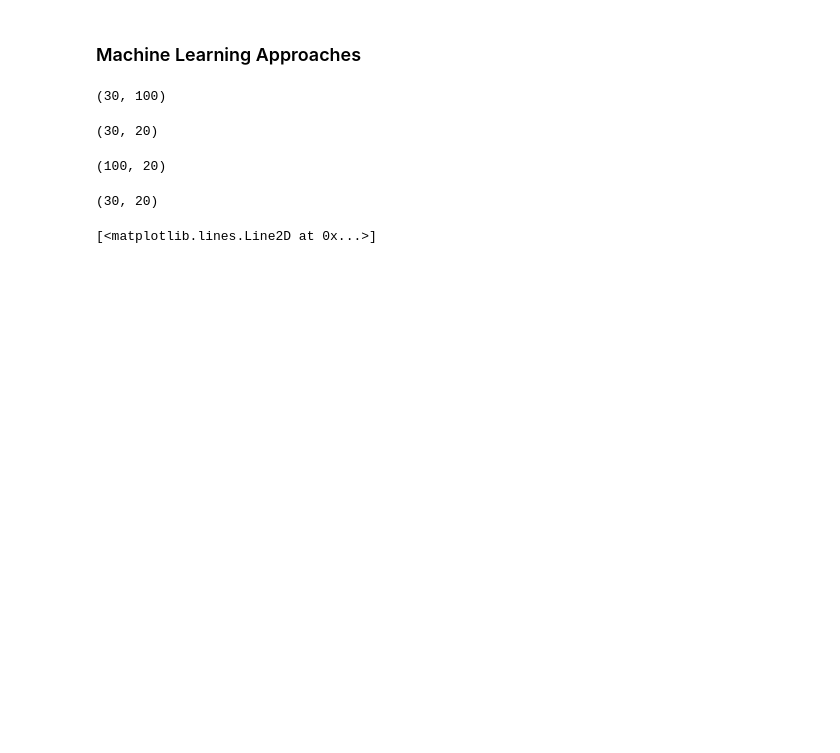
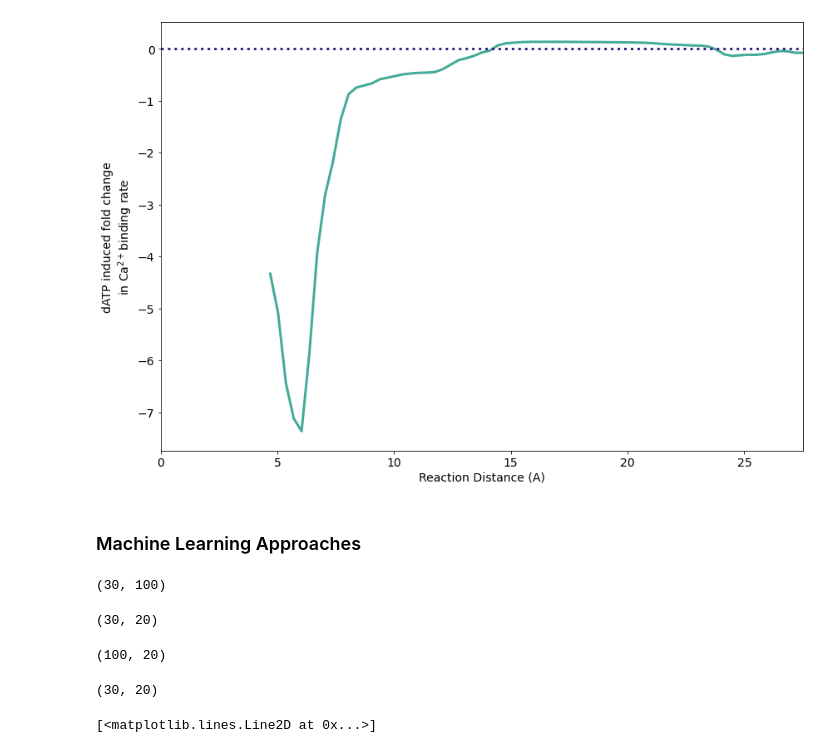
Before and after one commit to cmrg-lab/serca-atp-datp, a Jupyter notebook: ca_bd/Calcium_BD.ipynb, the cells around one changed output. Saved outputs shown, nothing was run; the diff lists cells and outputs as text; code cells hidden in the pictures; blank space fills up the shorter version.

```diff
--- a/ca_bd/Calcium_BD.ipynb
+++ b/ca_bd/Calcium_BD.ipynb
@@ -295,3 +163,26 @@ x, wa = calc_wa(np.array(results_list), keep_weights)
+# %%
+figure1 = plt.figure(figsize = (12,8))
+
+start_interp = min(dATP_s2_final[:,0])
+x  = np.linspace(start_interp, 50, 150)
+plt.plot(x,
+         np.log2(np.interp(x, dATP_s2_final[:,0], dATP_s2_final[:,1])/np.interp(x, ATP_s2_final[:,0], ATP_s2_final[:,1])),
+        color = dATP_color, linewidth = 3)
+lim = plt.xlim()
+plt.plot((0,60),(0,0),':', color = ATP_color, linewidth = 3)
+
+plt.xlim(0,27.5)
+
+plt.yticks(fontsize=14)
+
+plt.xticks(fontsize=14)
+
+plt.xlabel('Reaction Distance (A)', fontsize = 14)
+plt.ylabel('dATP induced fold change\nin Ca$^{2+}$binding rate', fontsize = 14)
+plt.tight_layout()
+#plt.savefig('Change_Ca_site_i.svg')
+# %% [output]
+[figure, added]
 # %% [markdown]
 ### Machine Learning Approaches
 # %%
```
Also changed, not shown: parts of 29 cells of this notebook.
